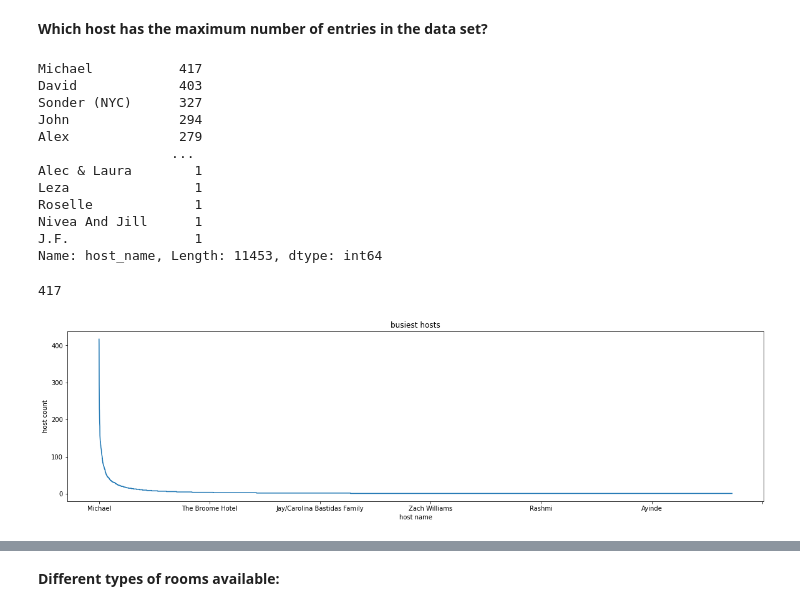
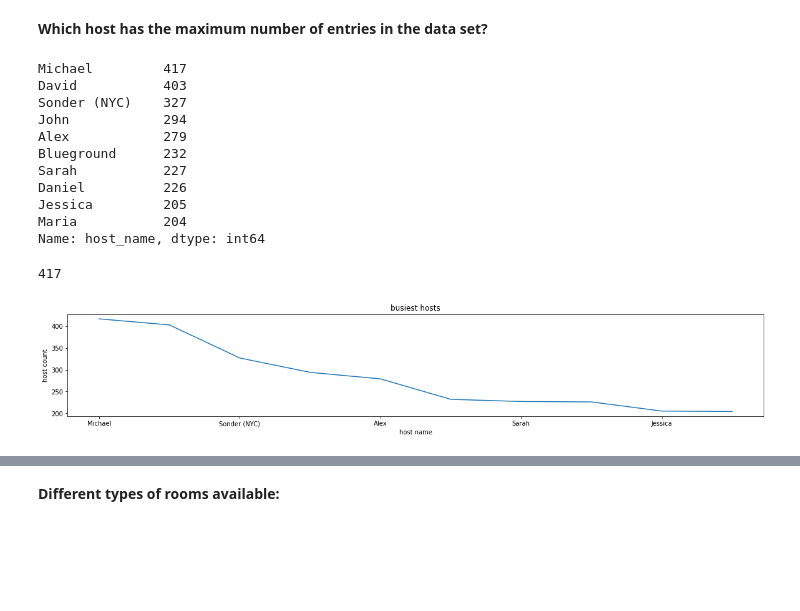
Before and after one commit to MeghanaRanganath98/EDA-data-analysis, a Jupyter notebook: Meghana_R_S__Airbnb_Bookings_Analysis_Capstone_Project.ipynb, the cells around one changed output, grey strips where cells are left out. Saved outputs shown, nothing was run; the diff lists cells and outputs as text; code cells hidden in the pictures; blank space fills up the shorter version.

```diff
--- a/Meghana_R_S__Airbnb_Bookings_Analysis_Capstone_Project.ipynb
+++ b/Meghana_R_S__Airbnb_Bookings_Analysis_Capstone_Project.ipynb
@@ -22,7 +24,7 @@ drive.mount('/content/drive')
 # %% [output]
 Mounted at /content/drive
 # %%
-file_path = '/content/drive/MyDrive/EDA /Copy of Airbnb NYC 2019.csv'
+file_path = '/content/drive/MyDrive/Data/Airbnb NYC 2019.csv'
 df = pd.read_csv(file_path)
 # %% [markdown]
 **Lets look at the first few rows of the dataframe**
@@ -251,31 +253,31 @@ numerical_data = df[numerical_columns]
 **Which host has the maximum number of entries in the data set?**
 # %%
 different_hosts = df['host_name'].value_counts()
-different_hosts
+top_different_hosts = different_hosts.head(10)
+top_different_hosts
 # %% [output]
-Michael           417
-David             403
-Sonder (NYC)      327
-John              294
-Alex              279
-                 ...
-Alec & Laura        1
-Leza                1
-Roselle             1
-Nivea And Jill      1
-J.F.                1
-Name: host_name, Length: 11453, dtype: int64
+Michael         417
+David           403
+Sonder (NYC)    327
+John            294
+Alex            279
+Blueground      232
+Sarah           227
+Daniel          226
+Jessica         205
+Maria           204
+Name: host_name, dtype: int64
 # %%
 max_hosts = df['host_name'].value_counts().max()
 max_hosts
 # %% [output]
 417
 # %%
-different_hosts.plot(kind='line')
+top_different_hosts.plot(kind='line')
 
 plt.title('busiest hosts')
 plt.ylabel('host count')
 plt.xlabel('host name')
 plt.rcParams['figure.figsize']=(20,3)
 # %% [output]
-[figure, old version]
+[figure, new version]
```
Also changed, not shown: parts of 53 cells of this notebook.
